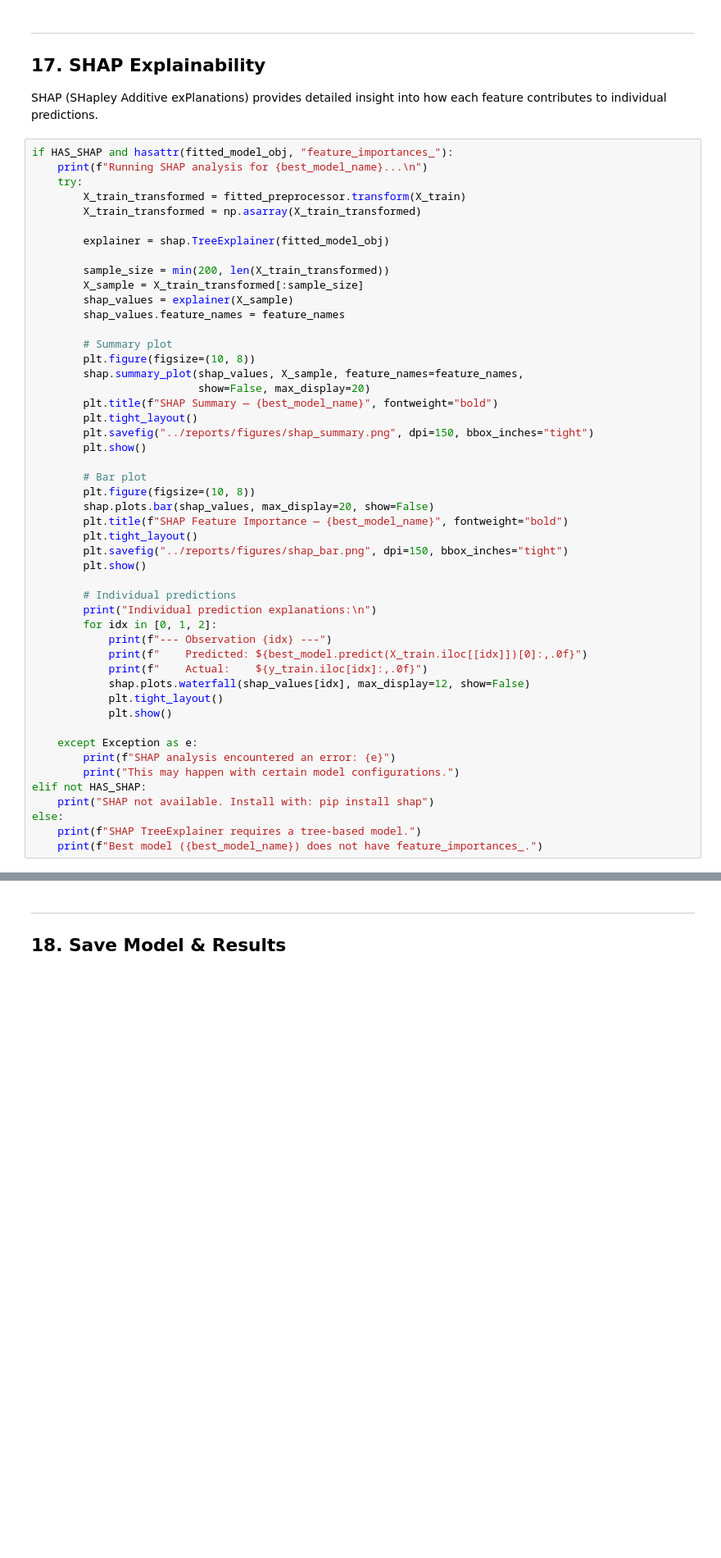
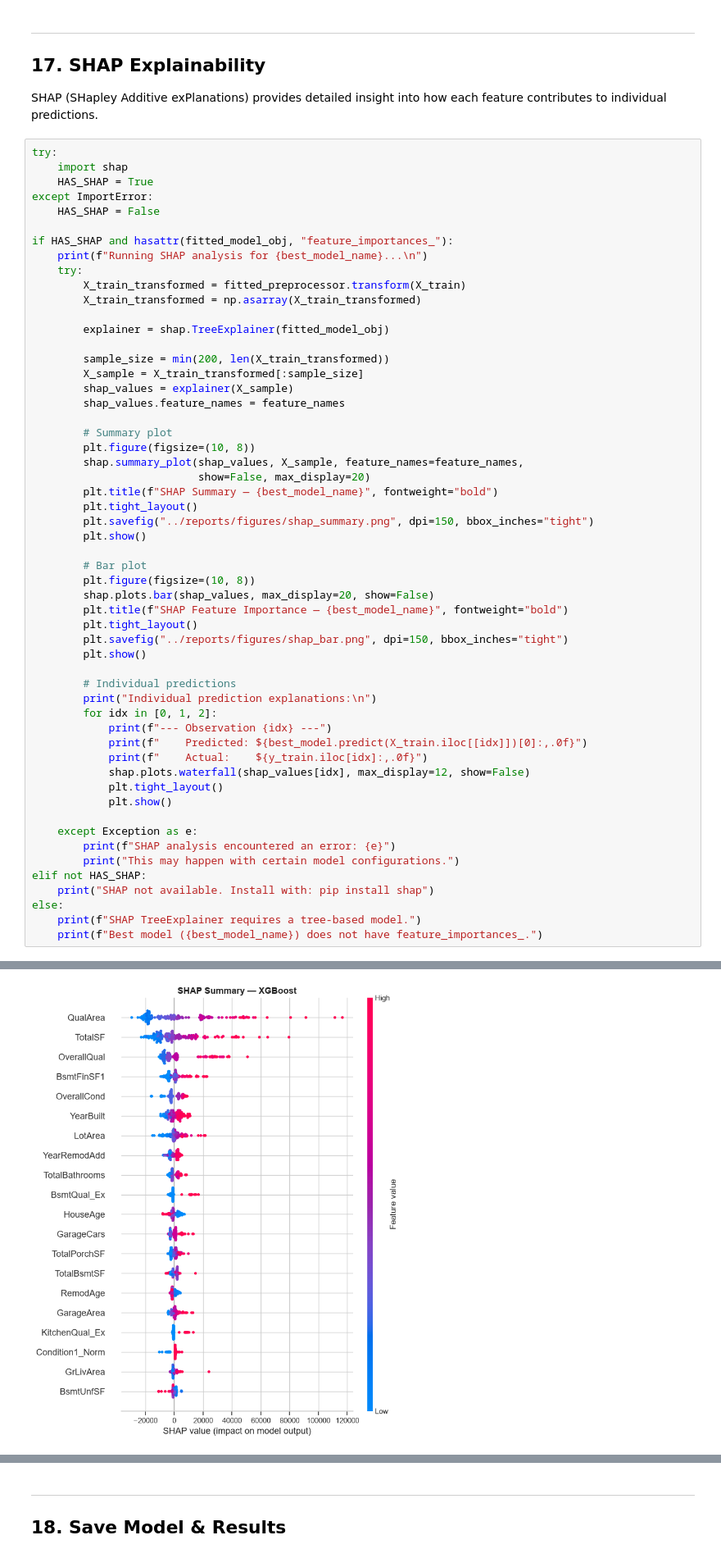
Before and after one commit to esthermichelle/House-Price-ML, a Jupyter notebook: notebooks/house_price_ml.ipynb, the cells around one changed output, grey strips where cells are left out. Shown at 82% size. Drawn from its saved outputs; the diff is of its cells as text; blank space fills up the shorter version.

Commit message:
Fix Errors

```diff
--- a/notebooks/house_price_ml.ipynb
+++ b/notebooks/house_price_ml.ipynb
@@ -1202,6 +1202,12 @@ else:
 SHAP (SHapley Additive exPlanations) provides detailed insight into
 how each feature contributes to individual predictions.
 # %%
+try:
+    import shap
+    HAS_SHAP = True
+except ImportError:
+    HAS_SHAP = False
+
 if HAS_SHAP and hasattr(fitted_model_obj, "feature_importances_"):
     print(f"Running SHAP analysis for {best_model_name}...\n")
     try:
@@ -1254,0 +1261 @@ NameError: name 'HAS_SHAP' is not defined
+[figure, added]
```
Also changed, not shown: parts of 2 cells of this notebook, 2 other files.
